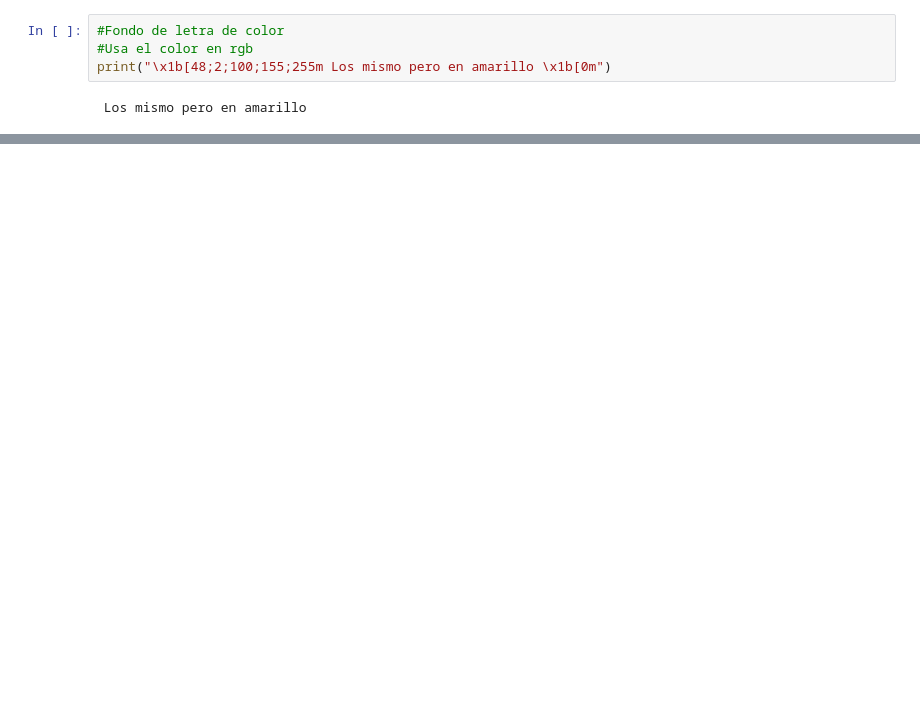
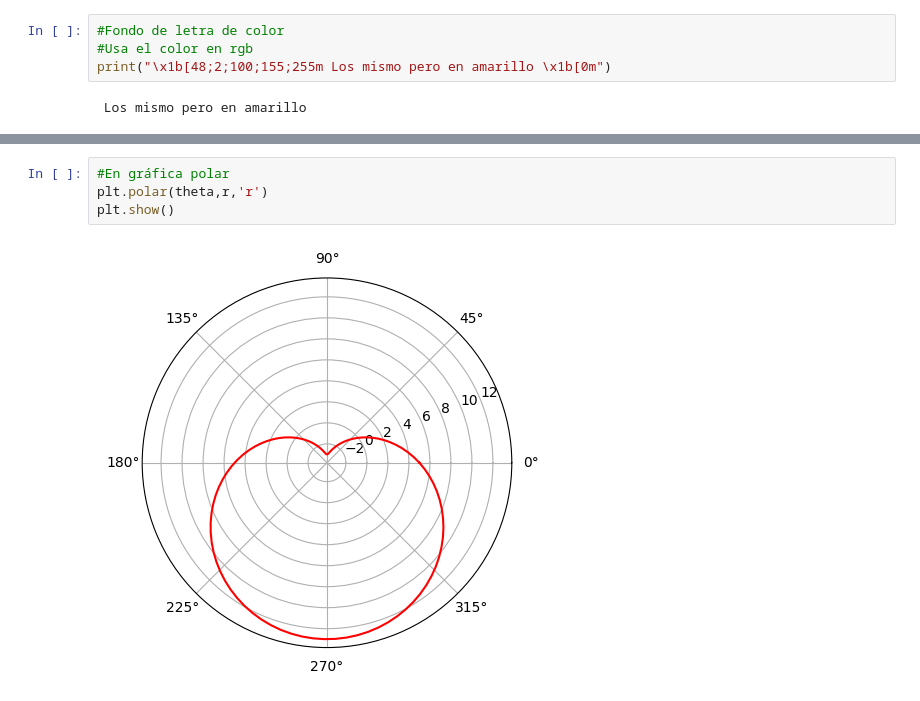
Before and after one commit to Diego-Delgadillo/Diego-Delgadillo, a Jupyter notebook: PROGRAMACION_AVANZADA.ipynb, the cells around one changed output, grey strips where cells are left out. Cells and saved outputs as stored; diff of their text form; blank space fills up the shorter version.

```diff
--- a/PROGRAMACION_AVANZADA.ipynb
+++ b/PROGRAMACION_AVANZADA.ipynb
@@ -139,0 +508,6 @@ print("")
+# %%
+#En gráfica polar
+plt.polar(theta,r,'r')
+plt.show()
+# %% [output]
+[figure, added]
```
Also changed, not shown: parts of 102 cells of this notebook.
